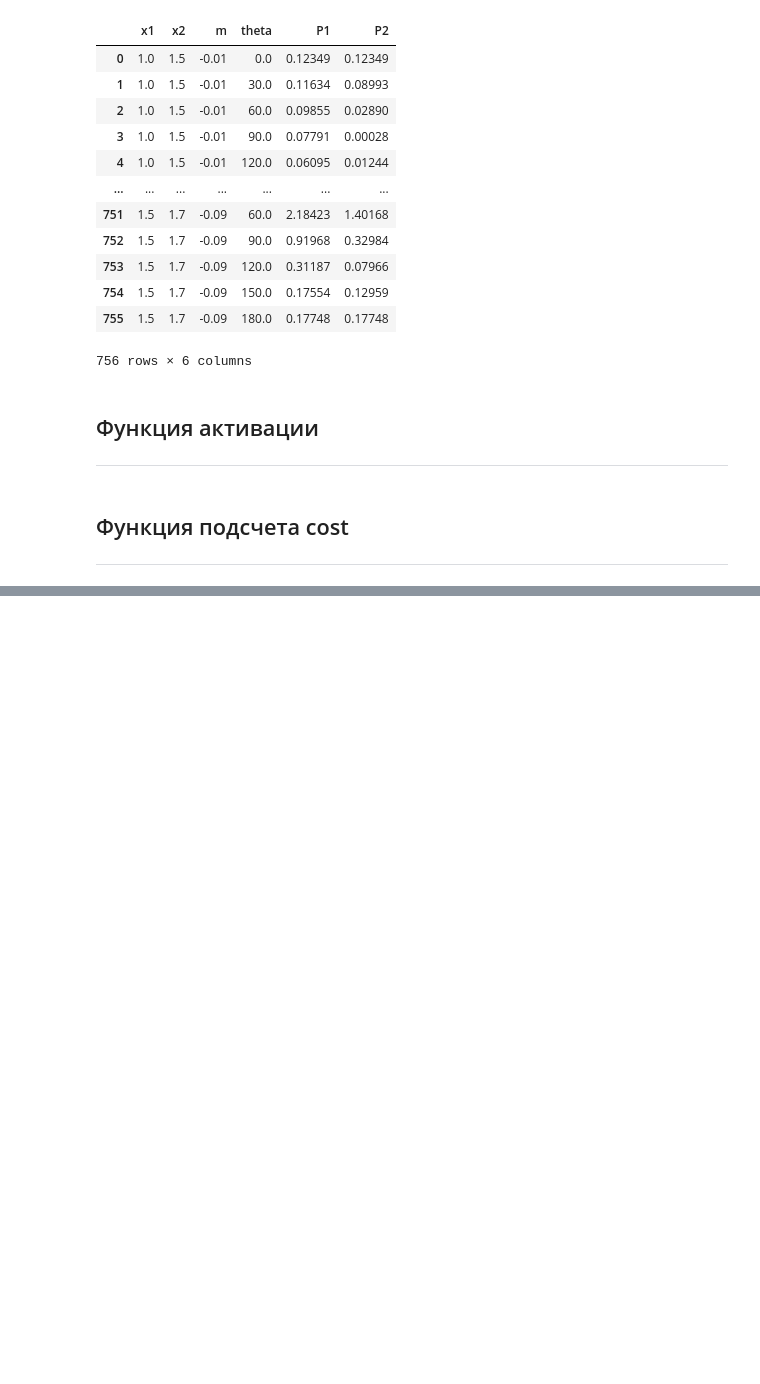
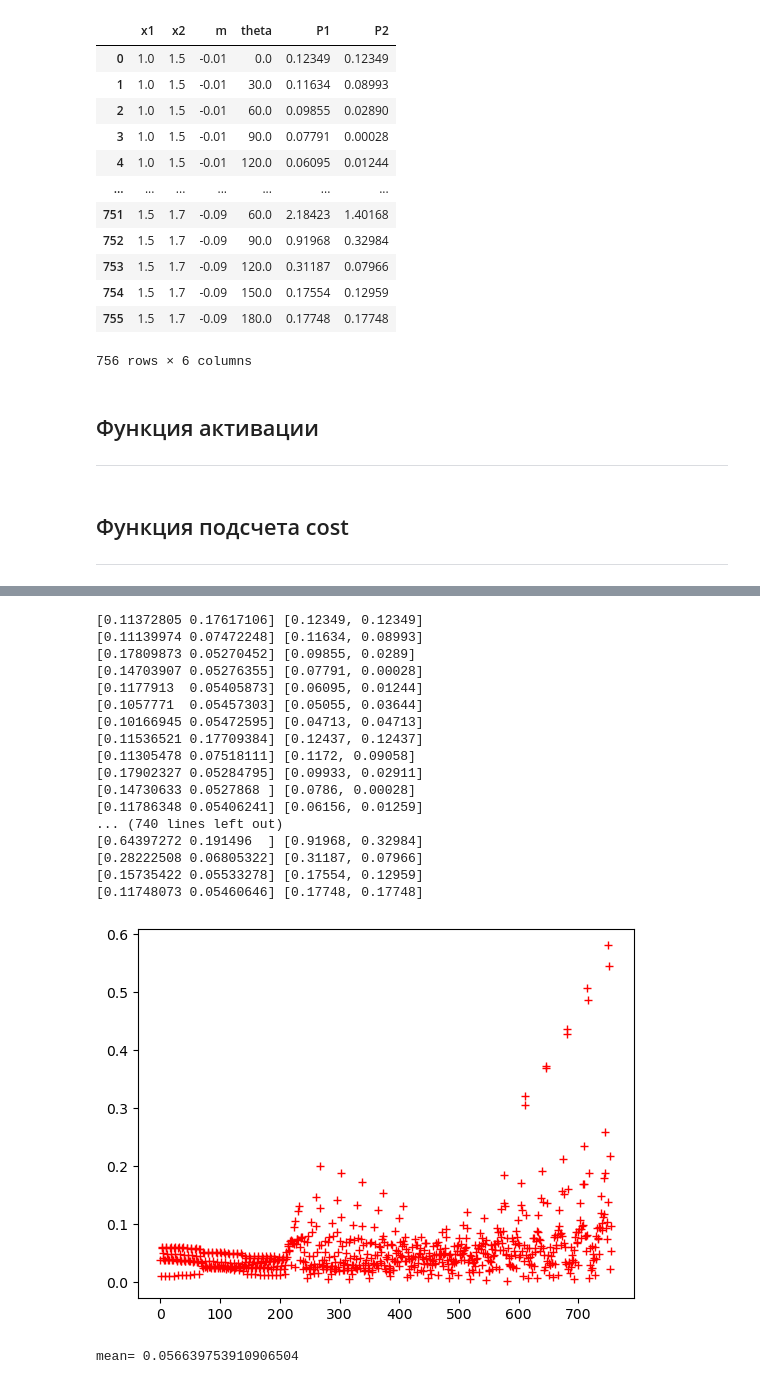
Before and after one commit to LAstroNomer/My_ANN_specprac, a Jupyter notebook: My_ANN.ipynb, the cells around one changed output, grey strips where cells are left out. Drawn from its saved outputs; the diff is of its cells as text; code cells hidden in the pictures; blank space fills up the shorter version.

```diff
--- a/My_ANN.ipynb
+++ b/My_ANN.ipynb
@@ -281,0 +268,32 @@ mean= 0.056626463748407185
+# %%
+e_losses = []
+plt.figure()
+for x, y in zip(X, Y):
+    o, _, _ = my_ann.calc(x)
+    print(o, y)
+    e_loss = np.sqrt(cost(o, y, 2))
+    #print(e_loss)
+    e_losses.append(e_loss)
+plt.plot(e_losses,'+r')
+plt.show()
+print('mean=', np.mean(e_losses))
+# %% [output]
+[0.11372805 0.17617106] [0.12349, 0.12349]
+[0.11139974 0.07472248] [0.11634, 0.08993]
+[0.17809873 0.05270452] [0.09855, 0.0289]
+[0.14703907 0.05276355] [0.07791, 0.00028]
+[0.1177913  0.05405873] [0.06095, 0.01244]
+[0.1057771  0.05457303] [0.05055, 0.03644]
+[0.10166945 0.05472595] [0.04713, 0.04713]
+[0.11536521 0.17709384] [0.12437, 0.12437]
+[0.11305478 0.07518111] [0.1172, 0.09058]
+[0.17902327 0.05284795] [0.09933, 0.02911]
+[0.14730633 0.0527868 ] [0.0786, 0.00028]
+[0.11786348 0.05406241] [0.06156, 0.01259]
+... (740 lines left out)
+[0.64397272 0.191496  ] [0.91968, 0.32984]
+[0.28222508 0.06805322] [0.31187, 0.07966]
+[0.15735422 0.05533278] [0.17554, 0.12959]
+[0.11748073 0.05460646] [0.17748, 0.17748]
+[figure, added]
+mean= 0.056639753910906504
```
Also changed, not shown: parts of 7 cells of this notebook.
